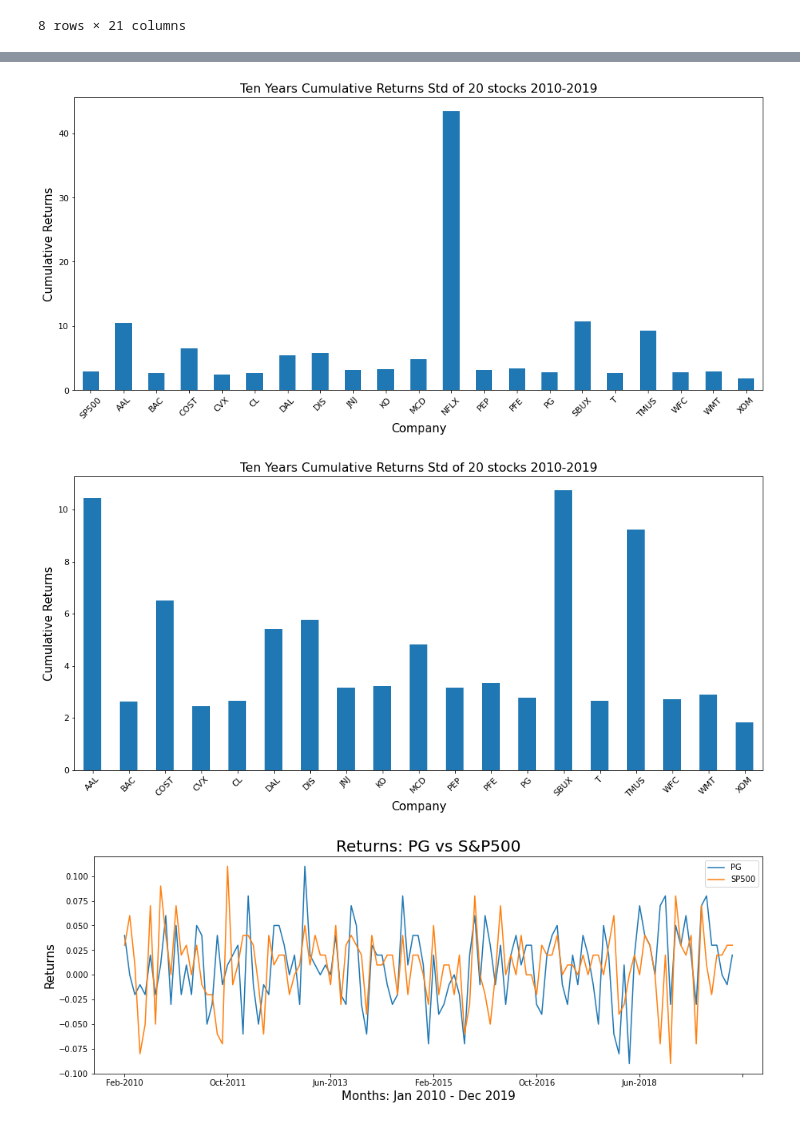
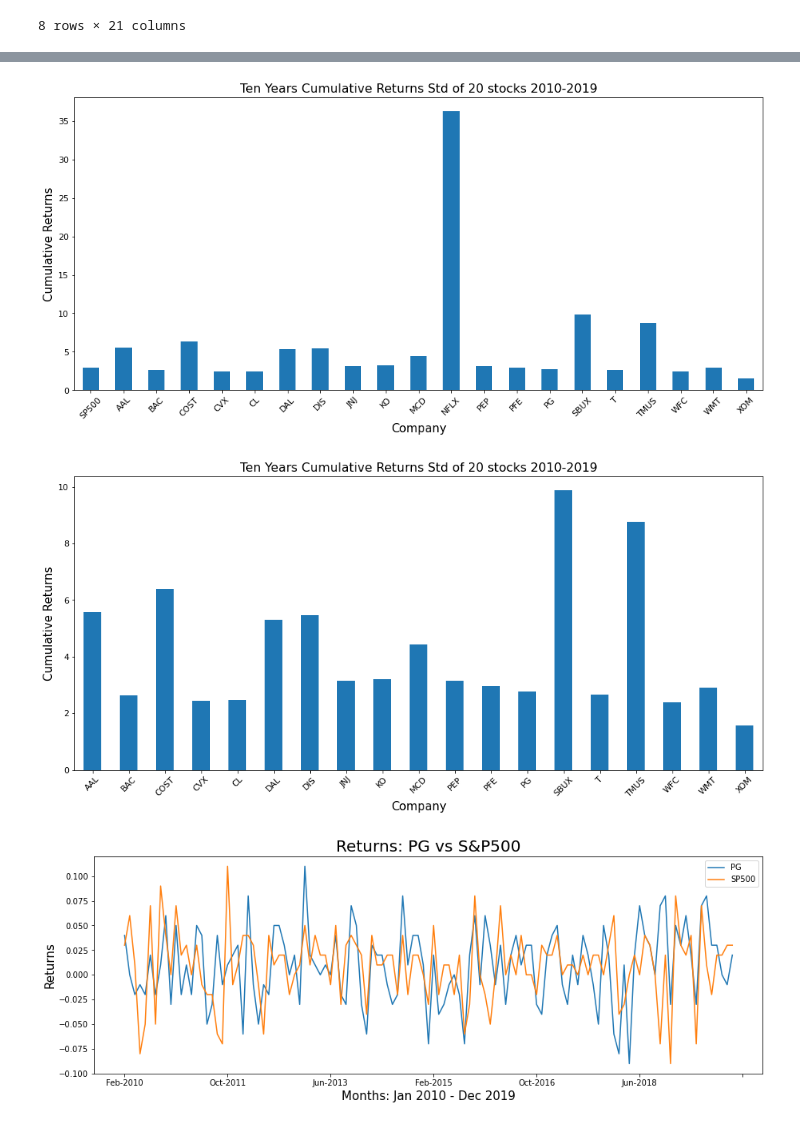
Before and after one commit to claybeaver/Group9_Project1, a Jupyter notebook: Final_notebook.ipynb, the cells around one changed output, grey strips where cells are left out. Cells and saved outputs as stored; diff of their text form; code cells hidden in the pictures.

```diff
--- a/Final_notebook.ipynb
+++ b/Final_notebook.ipynb
@@ -427,27 +427,28 @@ cumret_noNFLX
 | max | 2.938205 | 10.462343 | 2.629975 | 6.509029 | 2.445432 | 2.665876 | 5.418510 | 5.755835 | 3.148425 | 3.209368 | 4.819550 | ... |
 # %%
 rcParams['figure.figsize'] = 16, 7
-max_average_all.plot(kind='bar')
-max_average_all_Bar = max_average_all.plot(kind="bar", rot = 45, fontsize=11)
+max_average_all2 = all_cumret_df2.iloc[-1]
+max_average_all2.plot(kind='bar')
+max_average_all_Bar = max_average_all2.plot(kind="bar", rot = 45, fontsize=11)
 max_average_all_Bar.set_xlabel('Company', size=15)
 max_average_all_Bar.set_ylabel('Cumulative Returns', size=15)
 max_average_all_Bar.set_title('Ten Years Cumulative Returns Std of 20 stocks 2010-2019', size=16)
 plt.savefig("Images/05b_CumReturns_All_BarChart.png")
 plt.show()
 # %% [output]
-[figure, old version]
+[figure, new version]
 # %%
 rcParams['figure.figsize'] = 16, 7
-max_average_slct = slct_cumret_df.max()
+max_average_slct = slct_cumret_df.iloc[-1]
 max_average_slct.plot(kind='bar')
 max_average_slct_Bar = max_average_slct.plot(kind="bar", rot = 45, fontsize=11)
 max_average_slct_Bar.set_xlabel('Company', size=15)
 max_average_slct_Bar.set_ylabel('Cumulative Returns', size=15)
 max_average_slct_Bar.set_title('Ten Years Cumulative Returns Std of 20 stocks 2010-2019', size=16)
 plt.savefig("Images/CummBar.png")
 plt.show()
 # %% [output]
-[figure, old version]
+[figure, new version]
 # %%
 # Sample line of returns between PG vs S&P500
 rcParams['figure.figsize'] = 15, 5
```
Also changed, not shown: parts of 3 cells of this notebook, 5 other files.
